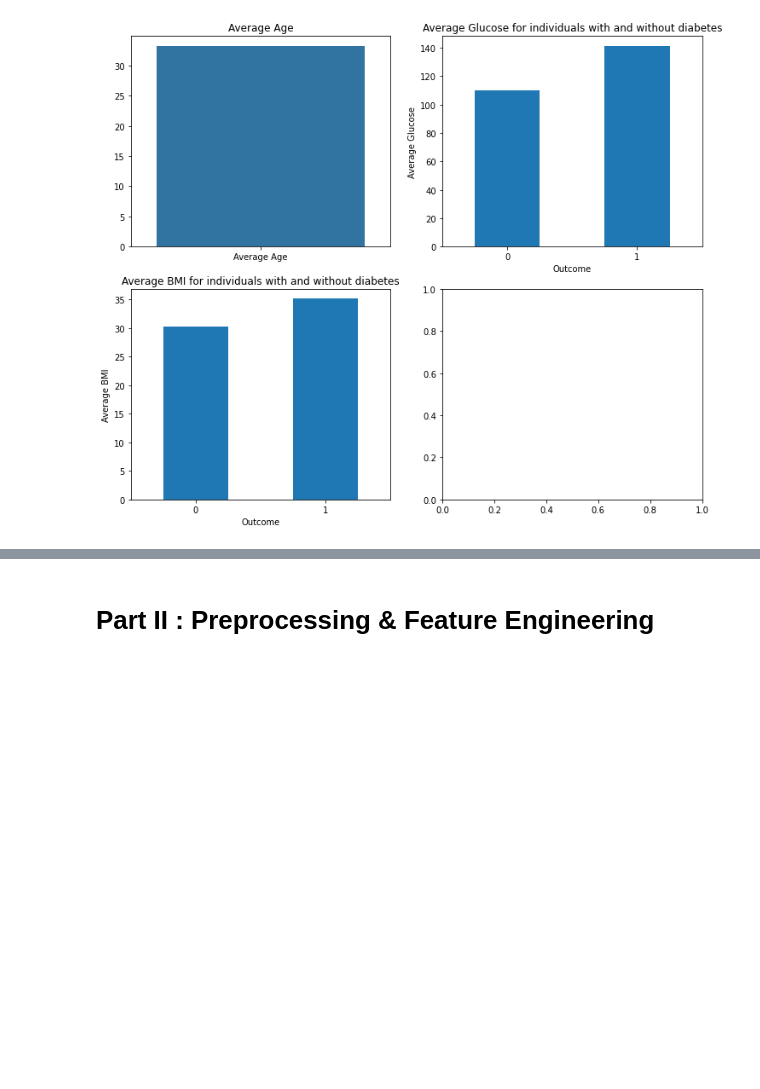
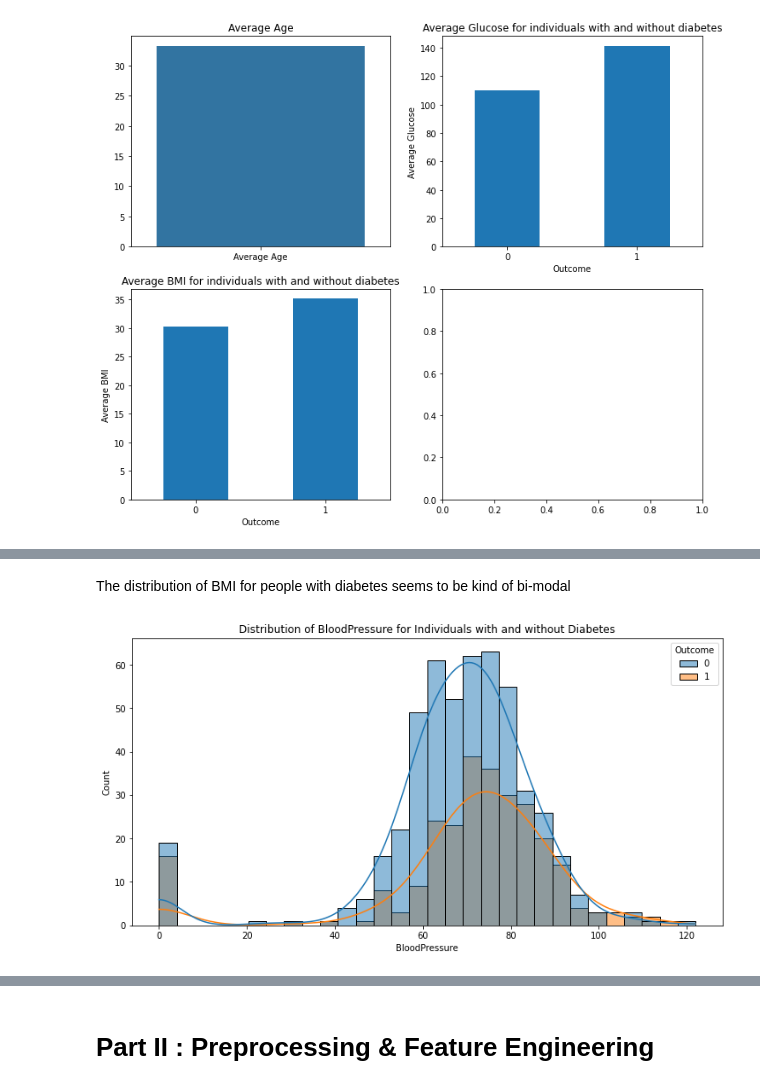
Before and after one commit to Affuya/LHL_ML_Project_Supervised_Learning, a Jupyter notebook: Supervised Learning - Project.ipynb, the cells around one changed output, grey strips where cells are left out. Cells and saved outputs as stored; diff of their text form; code cells hidden in the pictures; blank space fills up the shorter version.

```diff
--- a/Supervised Learning - Project.ipynb
+++ b/Supervised Learning - Project.ipynb
@@ -138,0 +183,13 @@ Text(0, 0.5, 'Average BMI')
+# %% [markdown]
+The distribution of BMI for people with diabetes seems to be kind of bi-modal
+# %%
+import seaborn as sns
+import matplotlib.pyplot as plt
+
+# Plot distribution of 'BloodPressure' for individuals with and without diabetes
+plt.figure(figsize=(12, 6))
+sns.histplot(data=df, x='BloodPressure', hue='Outcome', kde=True, bins=30)
+plt.title("Distribution of BloodPressure for Individuals with and without Diabetes")
+plt.show()
+# %% [output]
+[figure, added]
```
Also changed, not shown: parts of 38 cells of this notebook.
